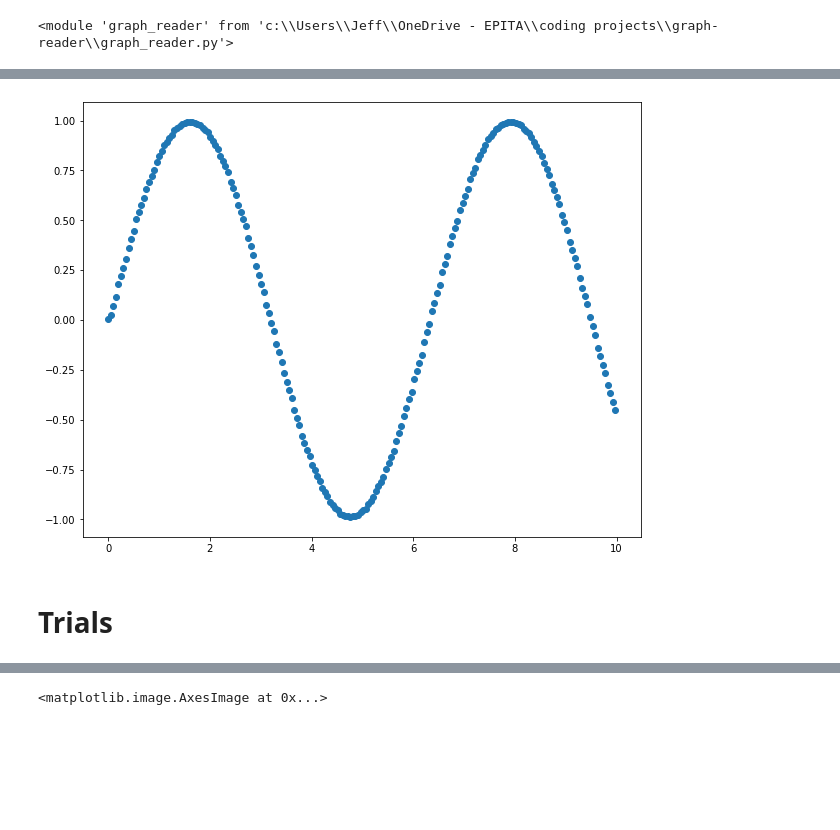
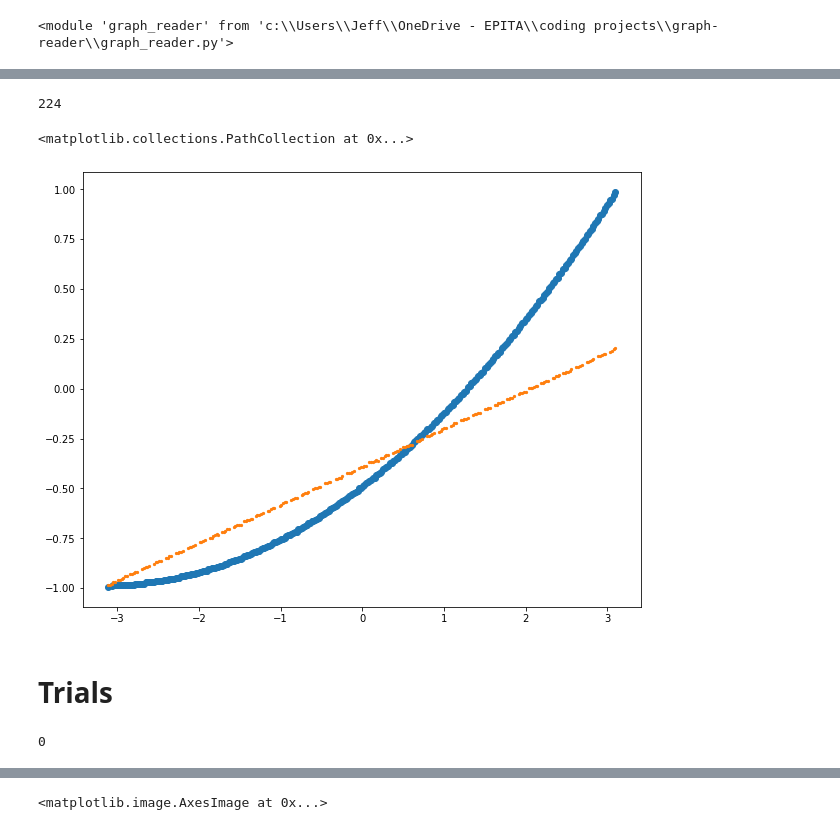
Before and after one commit to SsayanJ/graph-reader, a Jupyter notebook: sandbox.ipynb, the cells around one changed output, grey strips where cells are left out. Drawn from its saved outputs; the diff is of its cells as text; code cells hidden in the pictures; blank space fills up the shorter version.

```diff
--- a/sandbox.ipynb
+++ b/sandbox.ipynb
@@ -37,16 +60,23 @@ plt.show()
-# %%
-
-x0, x1 = 0, 10
-y0, y1 = -1, 1
-sample_line = r"sample_graphs\sin.png"
-color_img = cv2.imread(sample_line)
-
-x, y, grey_roi, roi = graph_reader.main_v0(color_img, x0, x1, y0, y1, nb_points=200)
-plt.figure(figsize=(10, 8))
-plt.scatter(x,y)
-plt.show()
-# %% [output]
-[figure, removed]
+# %%
+sample_line = r"sample_graphs\double_sincos.png"
+sample_line = r"sample_graphs\lineaire_multiple_sans_legende.png"
+sample_line = r"sample_graphs\tiretee.png"
+sample_line = r"sample_graphs\double_tiretee_simple.png"
+
+gr = graph_reader.GraphReader()
+gr.from_image(sample_line, 300)
+# %%
+len(gr.x_points[0])
+len(gr.y_points[1])
+# %% [output]
+224
+# %%
+plt.figure(figsize=(10, 8))
+plt.scatter(gr.x_points[0], gr.y_points[0])
+plt.scatter(gr.x_points[1], gr.y_points[1], s=5)
+# %% [output]
+<matplotlib.collections.PathCollection at 0x...>
+[figure, added]
 # %% [markdown]
 # Trials
 # %%
@@ -61,0 +101,4 @@ result = graph_reader.compute_kmeans(roi, nb_clusters=3)
+# %%
+np.where(a==110)[0].size
+# %% [output]
+0
```
Also changed, not shown: parts of 15 cells of this notebook, 2 other files.
